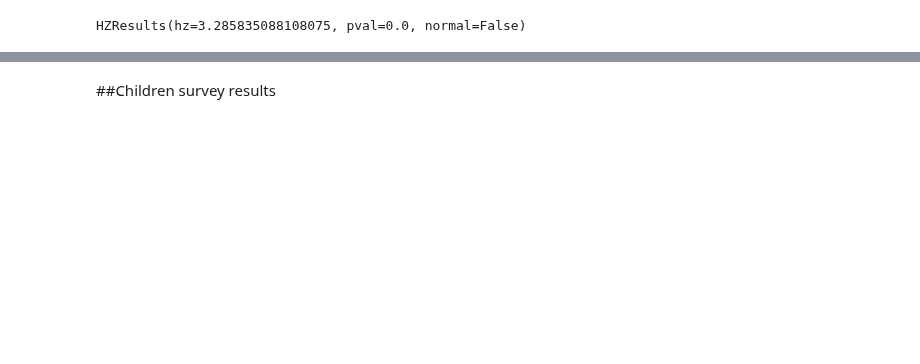
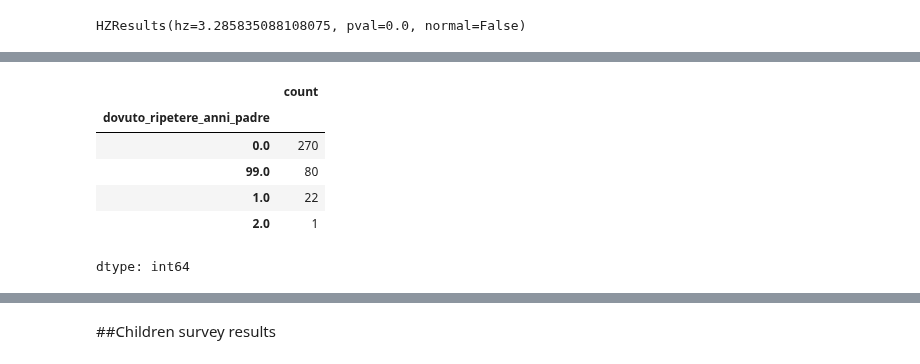
Before and after one commit to arina19-2000/unimi, a Jupyter notebook: tesi/tesi.ipynb, the cells around one changed output, grey strips where cells are left out. Drawn from its saved outputs; the diff is of its cells as text; code cells hidden in the pictures; blank space fills up the shorter version.

```diff
--- a/tesi/tesi.ipynb
+++ b/tesi/tesi.ipynb
@@ -784,0 +812,10 @@ plt.show()
+# %%
+dfa_test['dovuto_ripetere_anni_padre'].value_counts()
+# %% [output]
+|  | count |
+| dovuto_ripetere_anni_padre |  |
+| 0.0 | 270 |
+| 99.0 | 80 |
+| 1.0 | 22 |
+| 2.0 | 1 |
+dtype: int64
```
Also changed, not shown: parts of 82 cells of this notebook.
